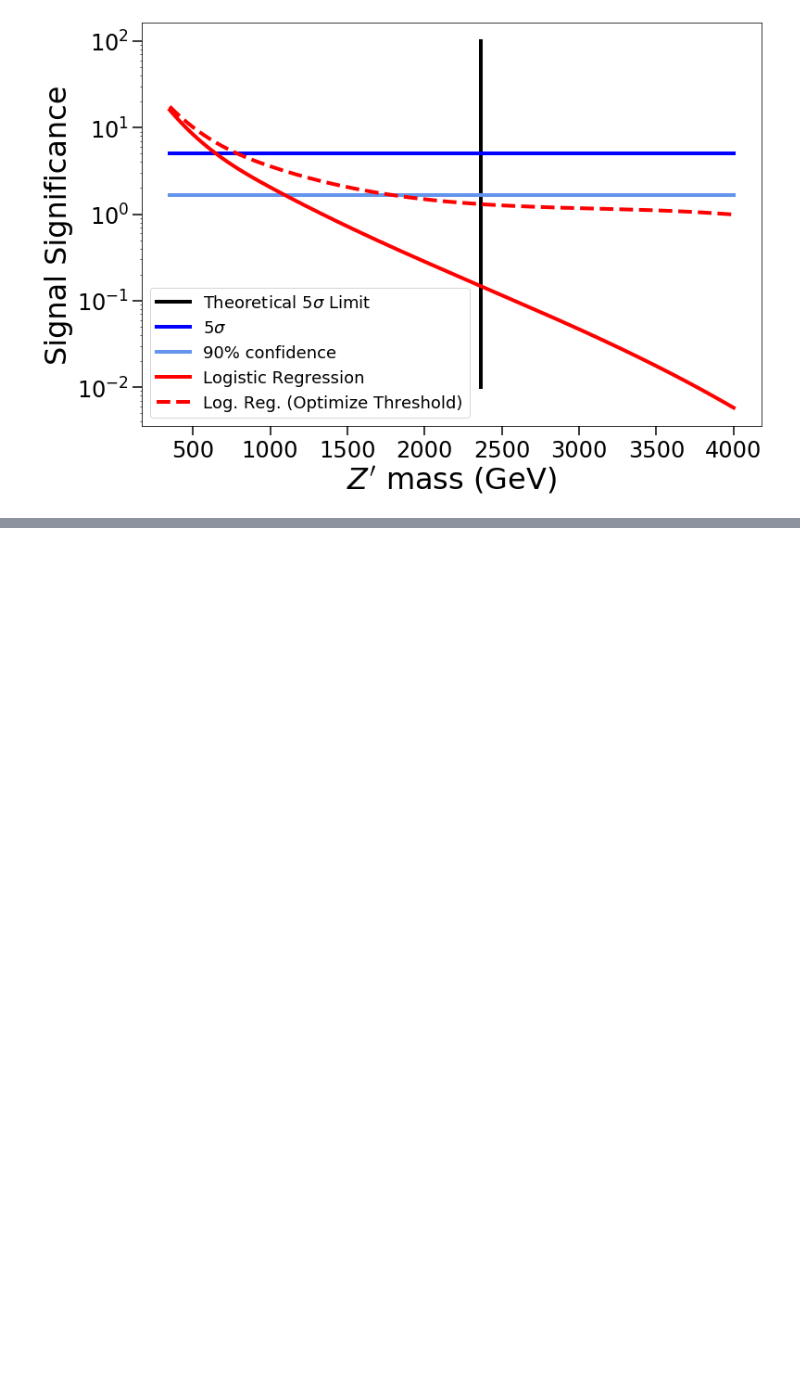
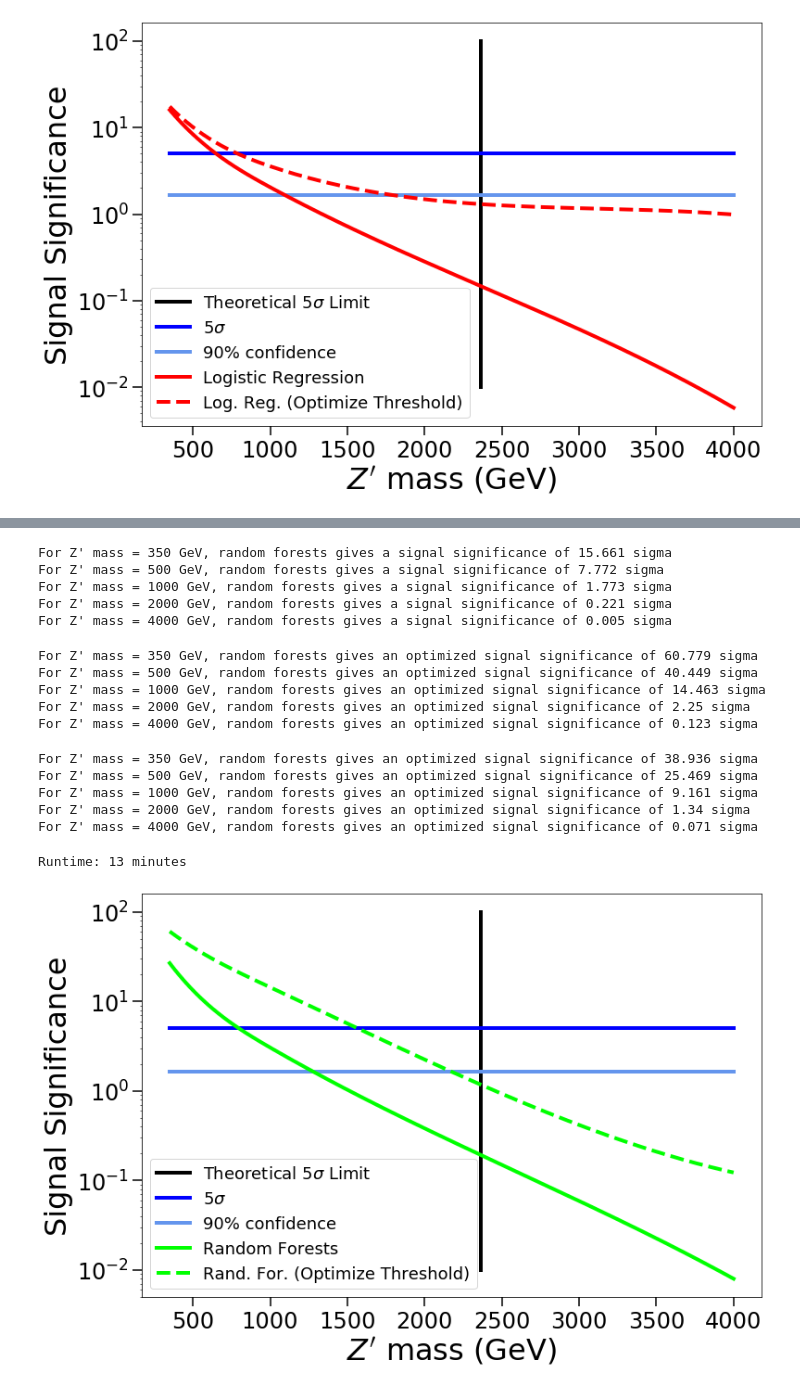
Before and after one commit to sheride/bcml4pheno, a Jupyter notebook: full_example.ipynb, the cells around one changed output, grey strips where cells are left out. Saved outputs shown, nothing was run; the diff lists cells and outputs as text; code cells hidden in the pictures; blank space fills up the shorter version.

```diff
--- a/full_example.ipynb
+++ b/full_example.ipynb
@@ -190,0 +275,7 @@ with plt.rc_context(get_settings()):
+# %%
+time_before = datetime.now().hour * 60 + datetime.now().minute
+randforest_m4T_model = bcml_model(
+    make_pipeline(StandardScaler(), RandomForestClassifier(n_jobs=-1)), *train_test_data[4]);
+randforest_m4T_model.fit()
+time_after = datetime.now().hour * 60 + datetime.now().minute
+print(f"Runtime: {time_after - time_before} minutes")
@@ -190,0 +286,3 @@ with plt.rc_context(get_settings()):
+# %%
+randforest_models = [
+    randforest_m350G_model, randforest_m500G_model, randforest_m1T_model, randforest_m2T_model, randforest_m4T_model]
@@ -190,0 +299,65 @@ with plt.rc_context(get_settings()):
+# %%
+for model, mass, signal_yield in zip(randforest_models, masses, signal_yields):
+    significance = model.significance(signal_yield, background_yield, sepbg=True)
+    print(f"For Z' mass = {mass} GeV, random forests gives a signal significance of {round(significance, 3)} sigma")
+# %% [output]
+For Z' mass = 350 GeV, random forests gives a signal significance of 15.661 sigma
+For Z' mass = 500 GeV, random forests gives a signal significance of 7.772 sigma
+For Z' mass = 1000 GeV, random forests gives a signal significance of 1.773 sigma
+For Z' mass = 2000 GeV, random forests gives a signal significance of 0.221 sigma
+For Z' mass = 4000 GeV, random forests gives a signal significance of 0.005 sigma
+# %%
+for model, mass, signal_yield in zip(randforest_models, masses, signal_yields):
+    output = model.best_threshold(signal_yield, background_yield, sepbg=False)
+    significance = output[1]
+    print(
+        f"For Z' mass = {mass} GeV, random forests gives an optimized signal significance "
+        + f"of {round(significance, 3)} sigma")
+# %% [output]
+For Z' mass = 350 GeV, random forests gives an optimized signal significance of 60.779 sigma
+For Z' mass = 500 GeV, random forests gives an optimized signal significance of 40.449 sigma
+For Z' mass = 1000 GeV, random forests gives an optimized signal significance of 14.463 sigma
+For Z' mass = 2000 GeV, random forests gives an optimized signal significance of 2.25 sigma
+For Z' mass = 4000 GeV, random forests gives an optimized signal significance of 0.123 sigma
+# %%
+for model, mass, signal_yield in zip(randforest_models, masses, signal_yields):
+    output = model.best_threshold(signal_yield, background_yield, sepbg=True)
+    significance = output[1]
+    print(
+        f"For Z' mass = {mass} GeV, random forests gives an optimized signal significance "
+        + f"of {round(significance, 3)} sigma")
+# %% [output]
+For Z' mass = 350 GeV, random forests gives an optimized signal significance of 38.936 sigma
+For Z' mass = 500 GeV, random forests gives an optimized signal significance of 25.469 sigma
+For Z' mass = 1000 GeV, random forests gives an optimized signal significance of 9.161 sigma
+For Z' mass = 2000 GeV, random forests gives an optimized signal significance of 1.34 sigma
+For Z' mass = 4000 GeV, random forests gives an optimized signal significance of 0.071 sigma
+# %%
+rf_models = multi_model(randforest_models, masses)
+# %%
+sample_masses = np.linspace(masses[0], masses[-1], 500)
+max_mass = zp_cs.absolute_max_mass_sens()
+time_before = datetime.now().hour * 60 + datetime.now().minute
+rf_f = rf_models.index2logsigF(signal_yields, background_yield)
+rf_opt_f = rf_models.index2logsigF(signal_yields, background_yield, opt=True, sepbg=True)
+time_after = datetime.now().hour * 60 + datetime.now().minute
+print(f"Runtime: {time_after - time_before} minutes")
+# %% [output]
+Runtime: 13 minutes
+# %%
+import matplotlib.pyplot as plt
+
+with plt.rc_context(get_settings()):
+    plt.plot([max_mass for i in range(2)], np.logspace(-2, 2, 2), label=r'Theoretical $5\sigma$ Limit', c='black')
+    plt.plot(sample_masses, [5 for m in sample_masses], label=r'5$\sigma$', c='blue')
+    plt.plot(sample_masses, [1.645 for m in sample_masses], label=r'90% confidence', c='cornflowerblue')
+    plt.plot(
+        sample_masses, [10**rf_f(m) for m in sample_masses], label='Random Forests', c='lime')
+    plt.plot(
+        sample_masses, [10**rf_opt_f(m) for m in sample_masses], label='Rand. For. (Optimize Threshold)', c='lime', linestyle='--')
+    plt.ylabel('Signal Significance');
+    plt.xlabel(r"$Z'$ mass (GeV)");
+    plt.yscale('log')
+    plt.legend()
+# %% [output]
+[figure, added]
```
Also changed, not shown: parts of 49 cells of this notebook, 7 other files.
